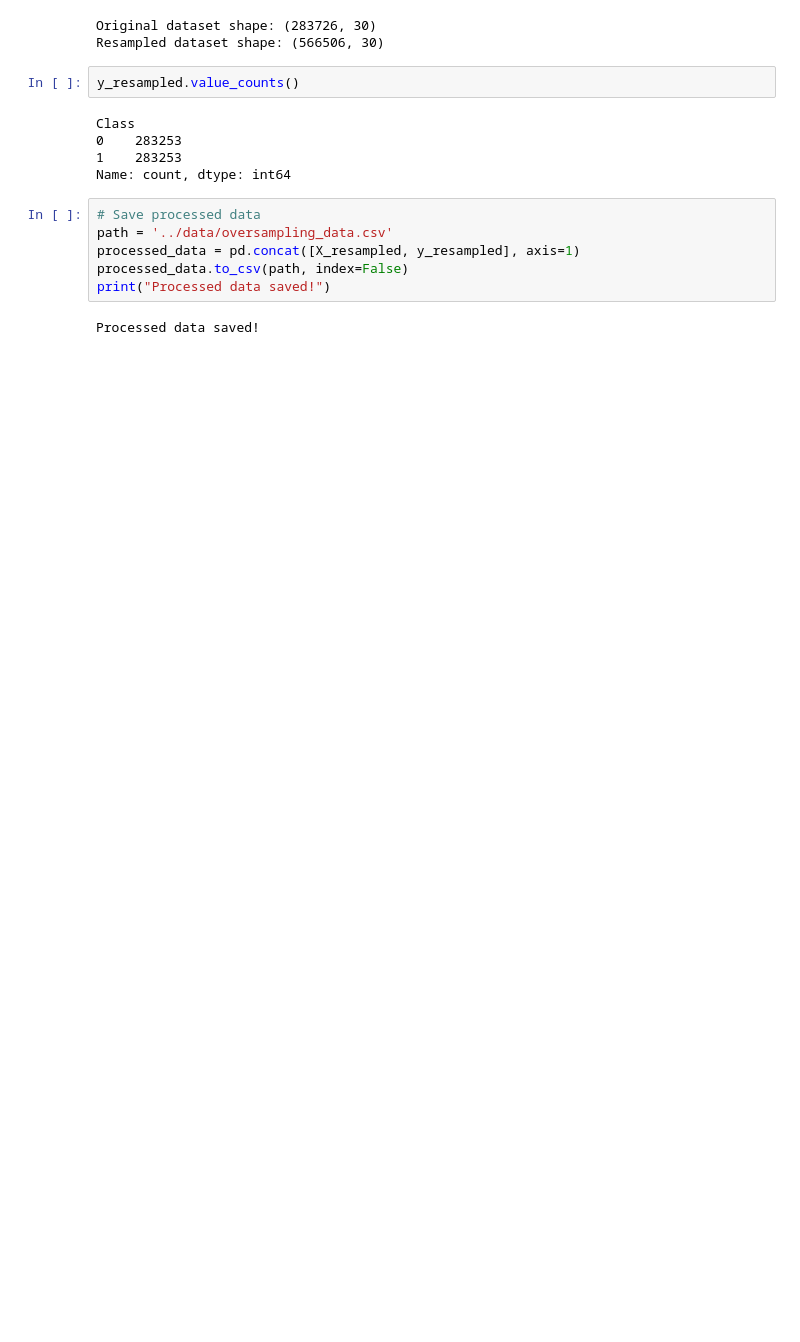
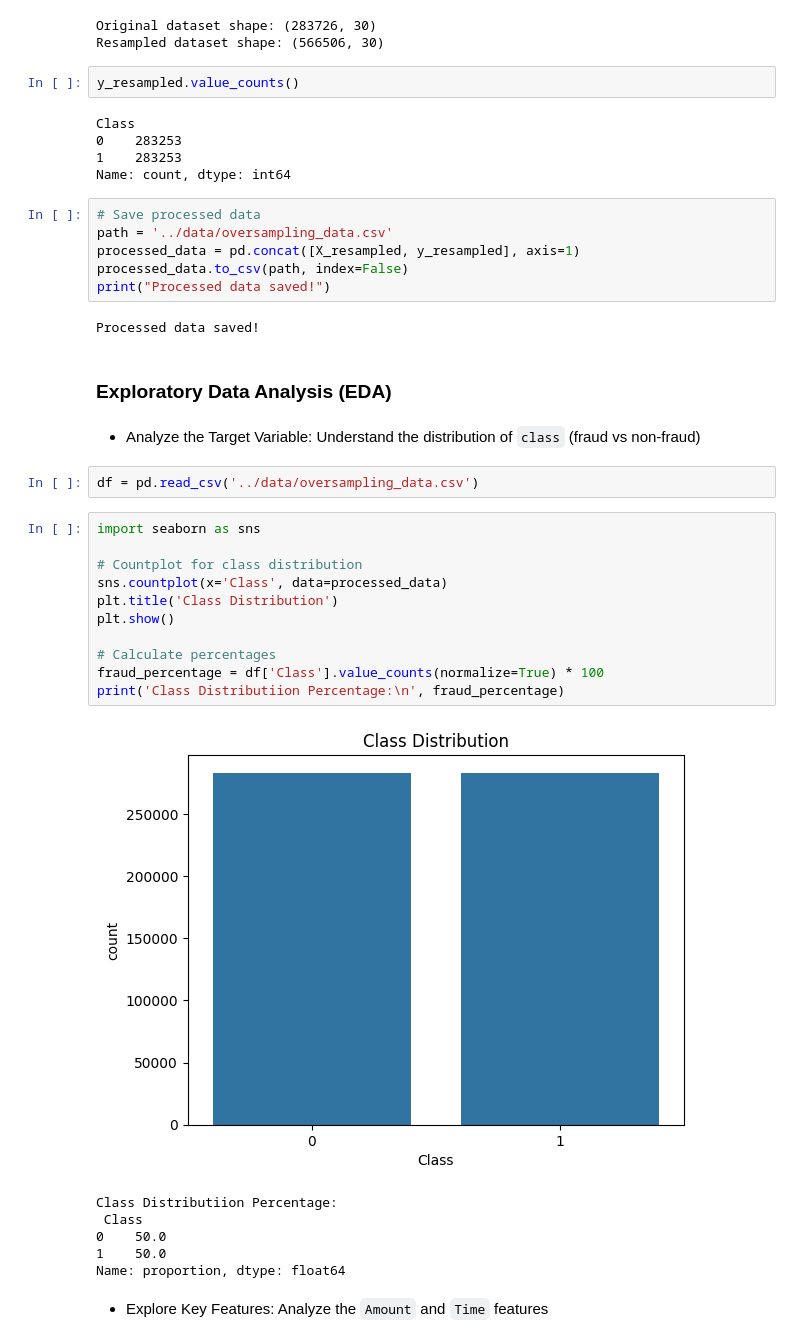
Before and after one commit to TOM-TITO-coder/AI_Final_Project, a Jupyter notebook: final_project.ipynb, the cells around one changed output. Drawn from its saved outputs; the diff is of its cells as text; blank space fills up the shorter version.

```diff
--- a/final_project.ipynb
+++ b/final_project.ipynb
@@ -194,3 +195,29 @@ processed_data.to_csv(path, index=False)
 print("Processed data saved!")
 # %% [output]
 Processed data saved!
+# %% [markdown]
+### Exploratory Data Analysis (EDA)
+# %% [markdown]
+* Analyze the Target Variable: Understand the distribution of `class` (fraud vs non-fraud)
+# %%
+df = pd.read_csv('../data/oversampling_data.csv')
+# %%
+import seaborn as sns
+
+# Countplot for class distribution
+sns.countplot(x='Class', data=processed_data)
+plt.title('Class Distribution')
+plt.show()
+
+# Calculate percentages
+fraud_percentage = df['Class'].value_counts(normalize=True) * 100
+print('Class Distributiion Percentage:\n', fraud_percentage)
+# %% [output]
+[figure, added]
+Class Distributiion Percentage:
+ Class
+0    50.0
+1    50.0
+Name: proportion, dtype: float64
+# %% [markdown]
+* Explore Key Features: Analyze the `Amount` and `Time` features
```
Also changed, not shown: parts of 33 cells of this notebook, 1 other file.
